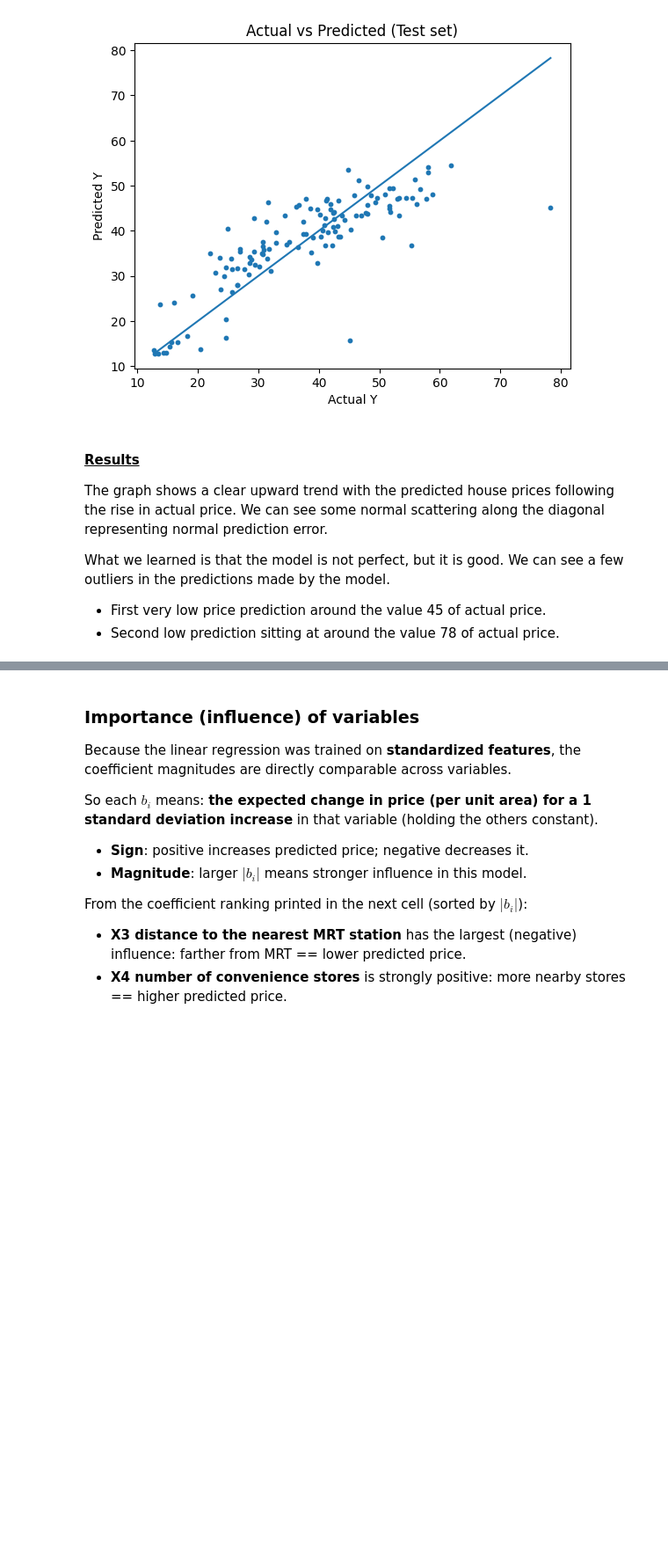
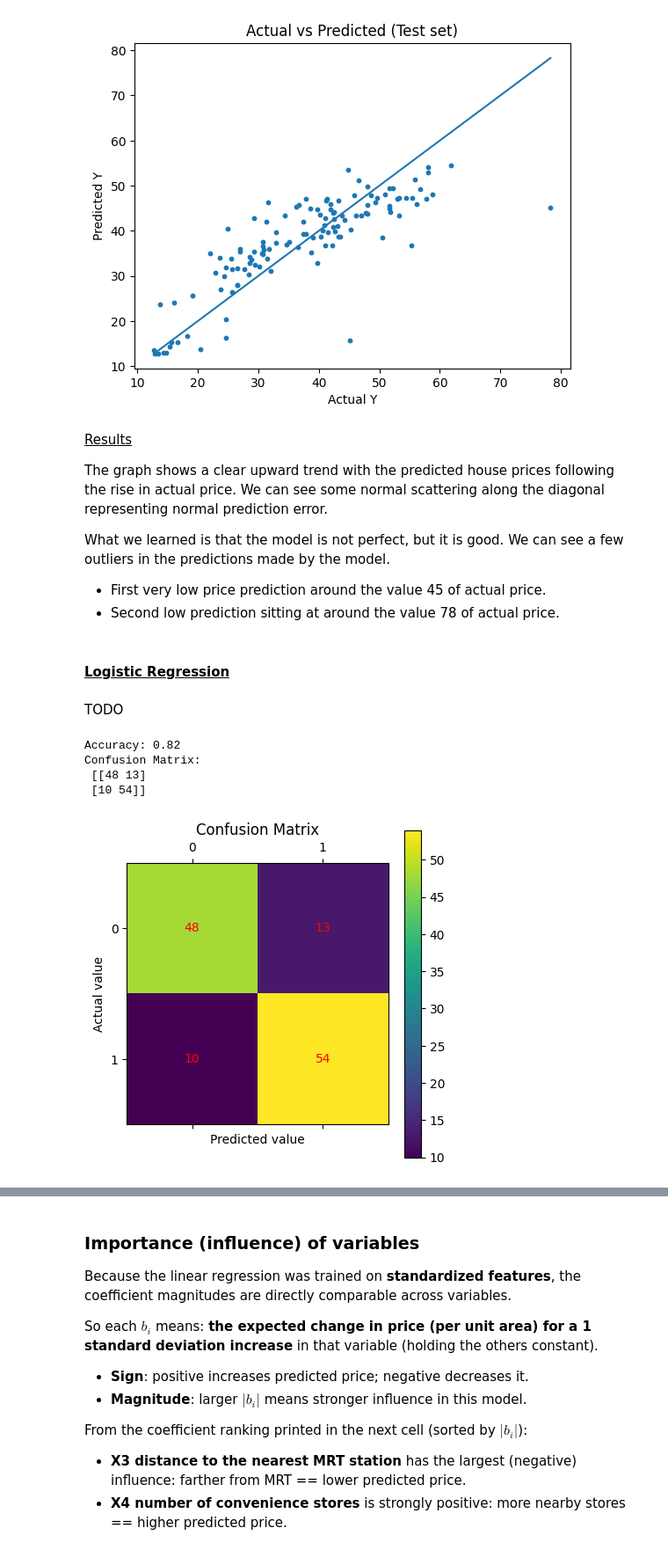
Before and after one commit to TonyKarlin/Data_Handling_and_ML_Group_Assignments, a Jupyter notebook: Linear and Logistic regression/04-linear-&-logistic-regression.ipynb, the cells around one changed output, grey strips where cells are left out. Shown at 88% size. Saved outputs shown, nothing was run; the diff lists cells and outputs as text; code cells hidden in the pictures; blank space fills up the shorter version.

Commit message:
implemented logistic regression model and evaluations (without describing findings)

```diff
--- a/Linear and Logistic regression/04-linear-&-logistic-regression.ipynb
+++ b/Linear and Logistic regression/04-linear-&-logistic-regression.ipynb
@@ -124,16 +148,16 @@ ___
 ## 4.1 Modeling (Linear Regression)
 # %%
 # Train linear regression on standardized features
-model = LinearRegression()
-model.fit(X_train_scaled, y_train)
+linear_model = LinearRegression()
+linear_model.fit(X_train_scaled, y_train)
 
 # Predict and evaluate
 # We get predictions for train and test datasets for comparisons
-train_preds = model.predict(X_train_scaled)
-test_preds = model.predict(X_test_scaled)
+train_preds = linear_model.predict(X_train_scaled)
+test_preds = linear_model.predict(X_test_scaled)
 
-print(f"Intercept: {model.intercept_}")
-for i in range(len(model.coef_)):
-    print(f"B{i + 1} Coefficient: {model.coef_[i]}")
+print(f"Intercept: {linear_model.intercept_}")
+for i in range(len(linear_model.coef_)):
+    print(f"B{i + 1} Coefficient: {linear_model.coef_[i]}")
 # %% [output]
 Intercept: 38.20346020761207
@@ -146,6 +170,15 @@ B6 coef: -0.40308217756622633
 # %% [markdown]
 ___
 ## 4.2 Modeling (Logistic Regression)
+# %%
+logistic_model = LogisticRegression(solver='lbfgs')
+logistic_model.fit(X_train_log_scaled, y_train_binary)
+
+log_train_preds = logistic_model.predict(X_train_log_scaled)
+log_test_preds = logistic_model.predict(X_test_log_scaled)
+
+train_proba = logistic_model.predict_proba(X_train_log_scaled)[:, 1]
+test_proba = logistic_model.predict_proba(X_test_log_scaled)[:, 1]
 # %% [markdown]
 ___
 ## 5. Evaluation
@@ -166,10 +201,37 @@ plt.show()
 # %% [output]
 [figure]
 # %% [markdown]
-#### <u>Results</u>
+<u>Results</u>
 
 The graph shows a clear upward trend with the predicted house prices following the rise in actual price. We can see some normal scattering along the diagonal representing normal prediction error.
 
 What we learned is that the model is not perfect, but it is good. We can see a few outliers in the predictions made by the model.
 - First very low price prediction around the value 45 of actual price.
 - Second low prediction sitting at around the value 78 of actual price.
+# %% [markdown]
+#### <u>Logistic Regression</u>
+# %% [markdown]
+TODO
+# %%
+log_acc = accuracy_score(y_test_binary, log_test_preds)
+print(f"Accuracy: %0.2f" % log_acc)
+
+conf_matrix = confusion_matrix(y_test_binary, log_test_preds)
+print(f"Confusion Matrix:\n", conf_matrix)
+
+plt.matshow(conf_matrix)
+plt.title("Confusion Matrix")
+plt.colorbar()
+plt.ylabel("Actual value")
+plt.xlabel("Predicted value")
+for i in range (2):
+    for j in range(2):
+        plt.text(j, i, conf_matrix[i, j], ha='center', va='center', color='red')
+
+plt.show()
+# %% [output]
+Accuracy: 0.82
+Confusion Matrix:
+ [[48 13]
+ [10 54]]
+[figure, added]
```
Also changed, not shown: parts of 14 cells of this notebook.
